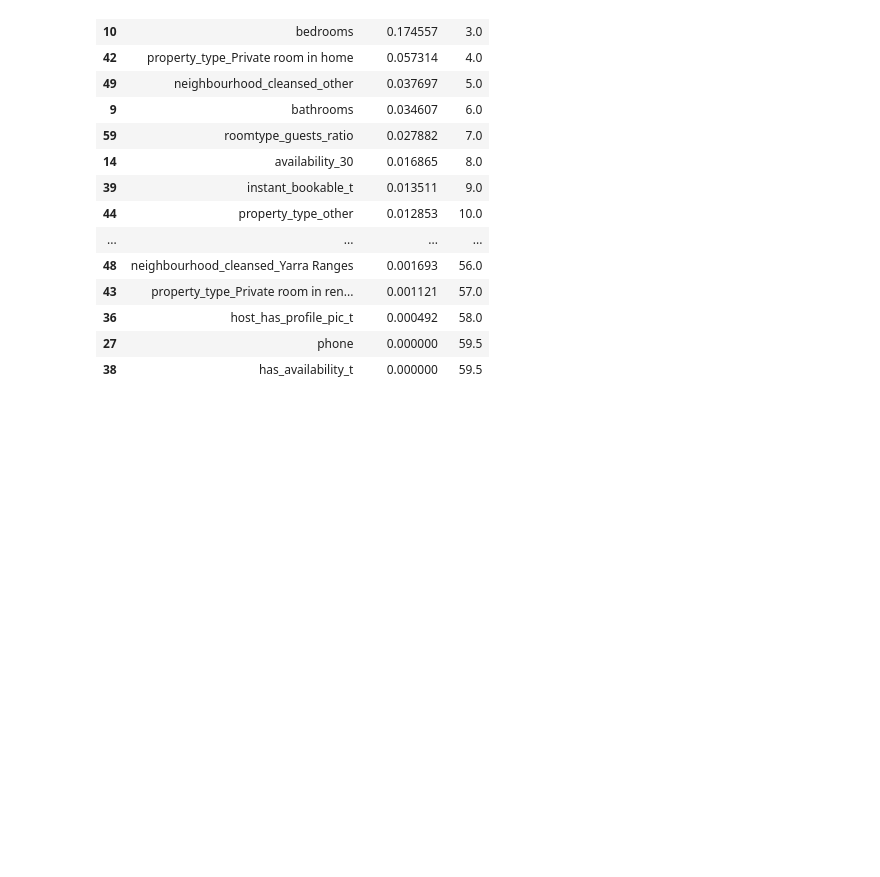
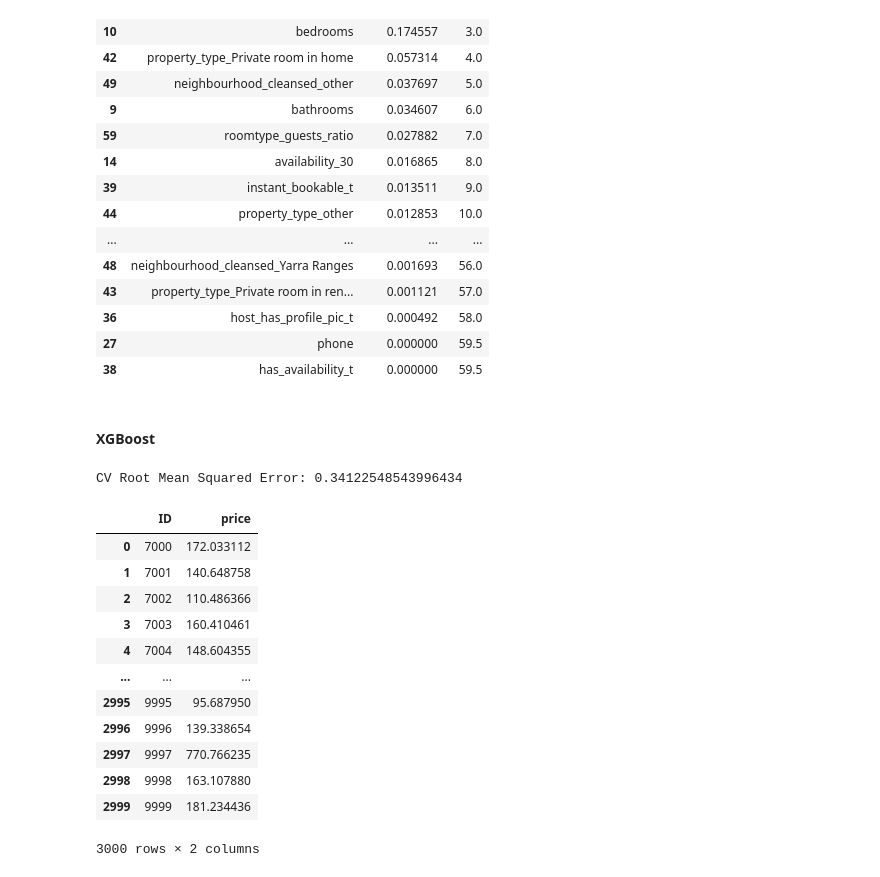
Before and after one commit to busa-8001-mq/assignment, a Jupyter notebook: Feature_Imputation.ipynb, the cells around one changed output. Saved outputs shown, nothing was run; the diff lists cells and outputs as text; code cells hidden in the pictures; blank space fills up the shorter version.

```diff
--- a/Feature_Imputation.ipynb
+++ b/Feature_Imputation.ipynb
@@ -612,3 +599,45 @@ df_importances
 | 36 | host_has_profile_pic_t | 0.000492 | 58.0 |
 | 27 | phone | 0.000000 | 59.5 |
 | 38 | has_availability_t | 0.000000 | 59.5 |
+# %% [markdown]
+#### XGBoost
+# %%
+# xgboost on all predictors
+xgb = XGBRegressor(random_state=42)
+
+xgb.fit(X_train_std, y_train) # fit regressor
+
+n_folds = 10
+kf = KFold(n_splits=n_folds, shuffle=True, random_state=42)
+
+cv_scores = -cross_val_score(xgb, X_train_std, y_train, cv=kf, scoring='neg_mean_squared_error')
+
+mse = np.mean(cv_scores)
+rmse = np.sqrt(mse)
+print("CV Root Mean Squared Error:", rmse)
+
+xgb.fit(X_train_std, y_train)
+
+
+y_pred = xgb.predict(X_test_std)
+y_pred_dollar = np.exp(y_pred)
+
+# save predictions to csv
+out = pd.DataFrame({"ID":test_ids, "price":y_pred_dollar})
+out.to_csv("XGBRegressorPredictions.csv", index=False, header=True)
+out
+# %% [output]
+CV Root Mean Squared Error: 0.34122548543996434
+|  | ID | price |
+| 0 | 7000 | 172.033112 |
+| 1 | 7001 | 140.648758 |
+| 2 | 7002 | 110.486366 |
+| 3 | 7003 | 160.410461 |
+| 4 | 7004 | 148.604355 |
+| ... | ... | ... |
+| 2995 | 9995 | 95.687950 |
+| 2996 | 9996 | 139.338654 |
+| 2997 | 9997 | 770.766235 |
+| 2998 | 9998 | 163.107880 |
+| 2999 | 9999 | 181.234436 |
+3000 rows × 2 columns
```
Also changed, not shown: parts of 44 cells of this notebook, 1 other file.
